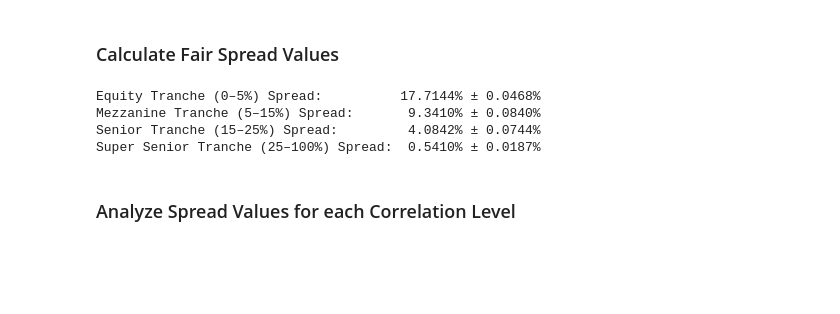
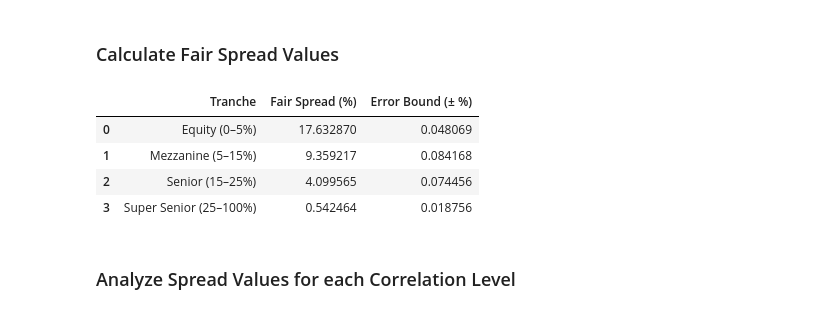
Before and after one commit to victorhsu890524/monte-carlo-cdo-simulation, a Jupyter notebook: synthetic_cdo_tranches_pricing.ipynb, the cells around one changed output. Cells and saved outputs as stored; diff of their text form; code cells hidden in the pictures; blank space fills up the shorter version.

Commit message:
update summary table

```diff
--- a/synthetic_cdo_tranches_pricing.ipynb
+++ b/synthetic_cdo_tranches_pricing.ipynb
@@ -54,6 +54,10 @@ data['is_public'] = data['parent ticker'].str.match(r'^[A-Z\.-]+$')
 
 public_tickers = data[data['is_public']]['parent ticker'].to_list()
 private_tickers = data[~data['is_public']]['parent ticker'].to_list()
+
+# 'QRTEA' price data is not available
+public_tickers.remove('QRTEA')
+private_tickers.append('QRTEA')
 # %%
 # Fetch sector information for public tickers
 public_sector_map = {}
@@ -214,26 +217,42 @@ super_senior = tranche_loss(portfolio_loss, 0.25, 1.00)
 # %%
 # Calculate spreads
 equity_spread = equity.mean() / T
 mezz_spread = mezzanine.mean() / T
 senior_spread = senior.mean() / T
 super_spread = super_senior.mean() / T
 
 # Standard error of the mean
 equity_se = sem(equity) / T
 mezz_se = sem(mezzanine) / T
 senior_se = sem(senior) / T
 super_se = sem(super_senior) / T
 
-# Print results
-print(f"Equity Tranche (0–5%) Spread:          {equity_spread:.4%} ± {equity_se:.4%}")
-print(f"Mezzanine Tranche (5–15%) Spread:       {mezz_spread:.4%} ± {mezz_se:.4%}")
-print(f"Senior Tranche (15–25%) Spread:         {senior_spread:.4%} ± {senior_se:.4%}")
-print(f"Super Senior Tranche (25–100%) Spread:  {super_spread:.4%} ± {super_se:.4%}")
+# Create a summary dictionary
+summary = {
+    'Tranche': ['Equity (0–5%)', 'Mezzanine (5–15%)', 'Senior (15–25%)', 'Super Senior (25–100%)'],
+    'Fair Spread (%)': [
+        equity_spread * 100,
+        mezz_spread * 100,
+        senior_spread * 100,
+        super_spread * 100
+    ],
+    'Error Bound (± %)': [
+        equity_se * 100,
+        mezz_se * 100,
+        senior_se * 100,
+        super_se * 100
+    ]
+}
+
+# Convert to DataFrame and display
+summary_df = pd.DataFrame(summary)
+display(summary_df)
 # %% [output]
-Equity Tranche (0–5%) Spread:          17.7144% ± 0.0468%
-Mezzanine Tranche (5–15%) Spread:       9.3410% ± 0.0840%
-Senior Tranche (15–25%) Spread:         4.0842% ± 0.0744%
-Super Senior Tranche (25–100%) Spread:  0.5410% ± 0.0187%
+|  | Tranche | Fair Spread (%) | Error Bound (± %) |
+| 0 | Equity (0–5%) | 17.632870 | 0.048069 |
+| 1 | Mezzanine (5–15%) | 9.359217 | 0.084168 |
+| 2 | Senior (15–25%) | 4.099565 | 0.074456 |
+| 3 | Super Senior (25–100%) | 0.542464 | 0.018756 |
 # %% [markdown]
 ### Analyze Spread Values for each Correlation Level
 # %%
```
Also changed, not shown: parts of 2 cells of this notebook.
